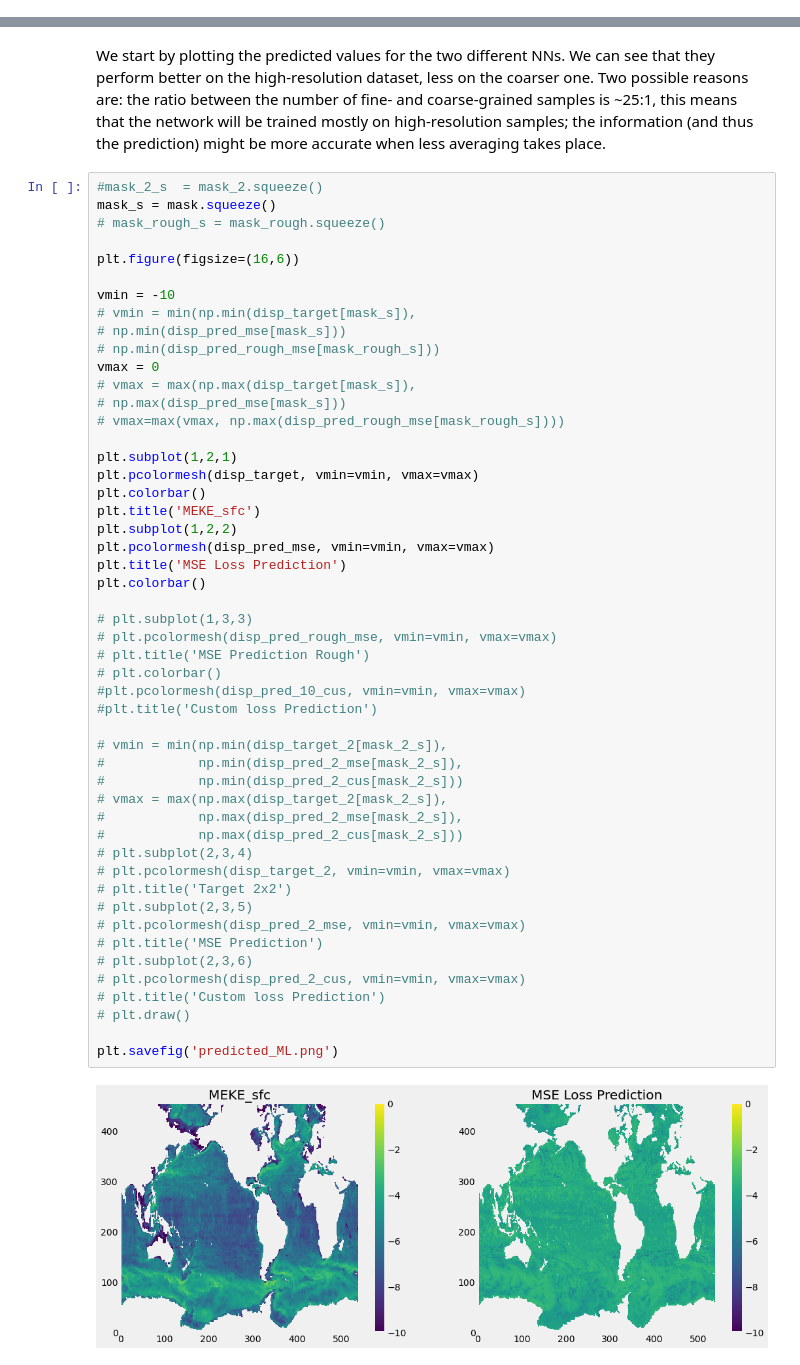
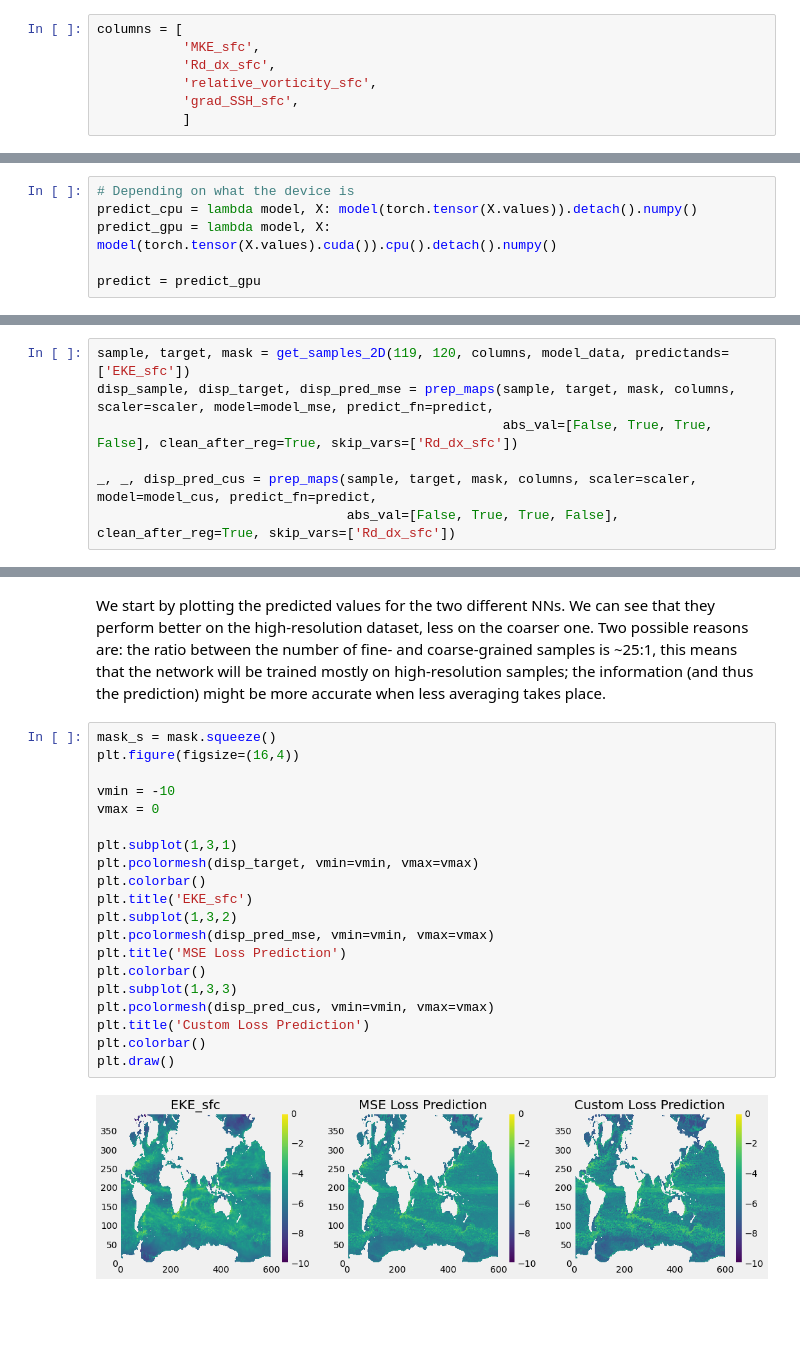
Before and after one commit to CrayLabs/NCAR_ML_EKE, a Jupyter notebook: notebooks/train_new_data.ipynb, the cells around one changed output, grey strips where cells are left out. Saved outputs shown, nothing was run; the diff lists cells and outputs as text; blank space fills up the shorter version.

Commit message:
Notebook cleanup.

```diff
--- a/notebooks/train_new_data.ipynb
+++ b/notebooks/train_new_data.ipynb
@@ -140,3 +23,10 @@ def maps_to_array(X, Y):
+# %%
+columns = [
+           'MKE_sfc',
+           'Rd_dx_sfc',
+           'relative_vorticity_sfc',
+           'grad_SSH_sfc',
+           ]
 # %% [markdown]
 # Pre-processing
 
@@ -771,0 +273,6 @@ Scaling data with provided scaler...
+# %%
+# Depending on what the device is
+predict_cpu = lambda model, X: model(torch.tensor(X.values)).detach().numpy()
+predict_gpu = lambda model, X: model(torch.tensor(X.values).cuda()).cpu().detach().numpy()
+
+predict = predict_gpu
@@ -771,0 +298,7 @@ Scaling data with provided scaler...
+# %%
+sample, target, mask = get_samples_2D(119, 120, columns, model_data, predictands=['EKE_sfc'])
+disp_sample, disp_target, disp_pred_mse = prep_maps(sample, target, mask, columns, scaler=scaler, model=model_mse, predict_fn=predict,
+                                                    abs_val=[False, True, True, False], clean_after_reg=True, skip_vars=['Rd_dx_sfc'])
+
+_, _, disp_pred_cus = prep_maps(sample, target, mask, columns, scaler=scaler, model=model_cus, predict_fn=predict,
+                                abs_val=[False, True, True, False], clean_after_reg=True, skip_vars=['Rd_dx_sfc'])
@@ -772,54 +322,24 @@ Scaling data with provided scaler...
 # %% [markdown]
 We start by plotting the predicted values for the two different NNs. We can see that they perform better on the high-resolution dataset, less on the coarser one. Two possible reasons are: the ratio between the number of fine- and coarse-grained samples is ~25:1, this means that the network will be trained mostly on high-resolution samples; the information (and thus the prediction) might be more accurate when less averaging takes place.
 # %%
-#mask_2_s  = mask_2.squeeze()
 mask_s = mask.squeeze()
-# mask_rough_s = mask_rough.squeeze()
-
-plt.figure(figsize=(16,6))
+plt.figure(figsize=(16,4))
 
 vmin = -10
-# vmin = min(np.min(disp_target[mask_s]),
-# np.min(disp_pred_mse[mask_s]))
-# np.min(disp_pred_rough_mse[mask_rough_s]))
 vmax = 0
-# vmax = max(np.max(disp_target[mask_s]),
-# np.max(disp_pred_mse[mask_s]))
-# vmax=max(vmax, np.max(disp_pred_rough_mse[mask_rough_s])))
 
-plt.subplot(1,2,1)
+plt.subplot(1,3,1)
 plt.pcolormesh(disp_target, vmin=vmin, vmax=vmax)
 plt.colorbar()
-plt.title('MEKE_sfc')
-plt.subplot(1,2,2)
+plt.title('EKE_sfc')
+plt.subplot(1,3,2)
 plt.pcolormesh(disp_pred_mse, vmin=vmin, vmax=vmax)
 plt.title('MSE Loss Prediction')
 plt.colorbar()
-
-# plt.subplot(1,3,3)
-# plt.pcolormesh(disp_pred_rough_mse, vmin=vmin, vmax=vmax)
-# plt.title('MSE Prediction Rough')
-# plt.colorbar()
-#plt.pcolormesh(disp_pred_10_cus, vmin=vmin, vmax=vmax)
-#plt.title('Custom loss Prediction')
-
-# vmin = min(np.min(disp_target_2[mask_2_s]),
-#            np.min(disp_pred_2_mse[mask_2_s]),
-#            np.min(disp_pred_2_cus[mask_2_s]))
-# vmax = max(np.max(disp_target_2[mask_2_s]),
-#            np.max(disp_pred_2_mse[mask_2_s]),
-#            np.max(disp_pred_2_cus[mask_2_s]))
-# plt.subplot(2,3,4)
-# plt.pcolormesh(disp_target_2, vmin=vmin, vmax=vmax)
-# plt.title('Target 2x2')
-# plt.subplot(2,3,5)
-# plt.pcolormesh(disp_pred_2_mse, vmin=vmin, vmax=vmax)
-# plt.title('MSE Prediction')
-# plt.subplot(2,3,6)
-# plt.pcolormesh(disp_pred_2_cus, vmin=vmin, vmax=vmax)
-# plt.title('Custom loss Prediction')
-# plt.draw()
-
-plt.savefig('predicted_ML.png')
+plt.subplot(1,3,3)
+plt.pcolormesh(disp_pred_cus, vmin=vmin, vmax=vmax)
+plt.title('Custom Loss Prediction')
+plt.colorbar()
+plt.draw()
 # %% [output]
-[figure, old version]
+[figure, new version]
```
Also changed, not shown: parts of 47 cells of this notebook, 18 other files.
